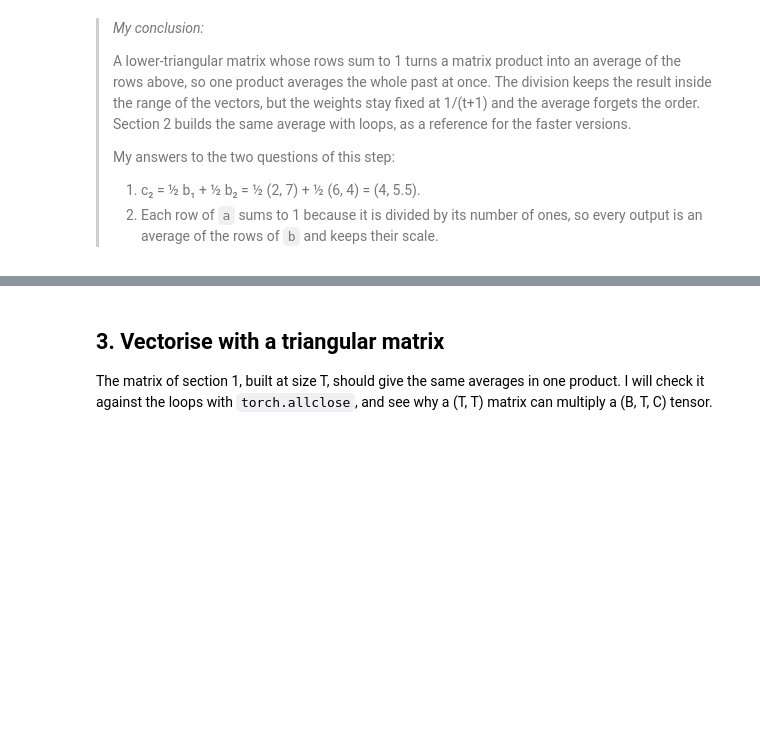
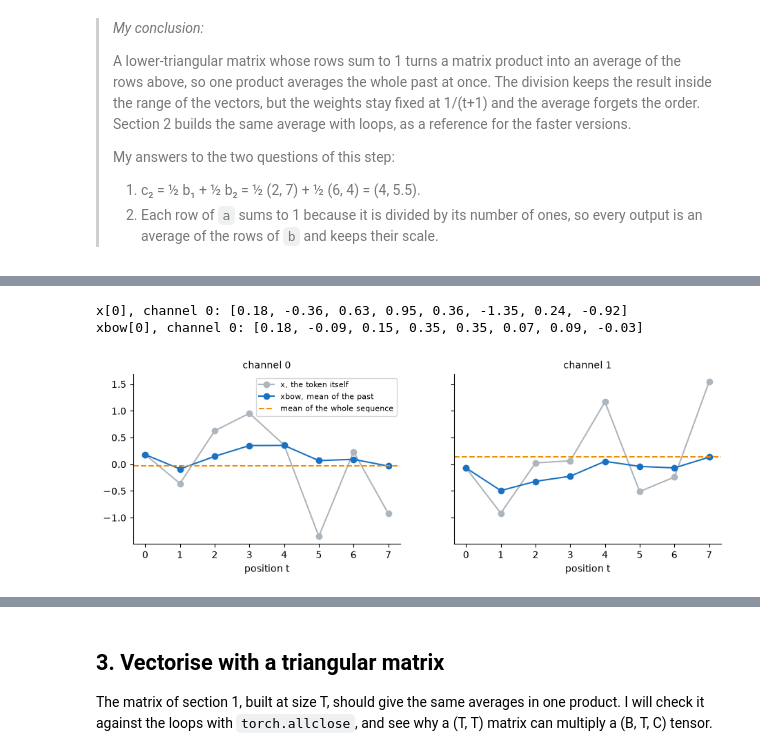
Before and after one commit to mcrayssac/ING3_IAA_GB_NLP, a Jupyter notebook: TP2_transformers.ipynb, the cells around one changed output, grey strips where cells are left out. Drawn from its saved outputs; the diff is of its cells as text; code cells hidden in the pictures; blank space fills up the shorter version.

```diff
--- a/TP2_transformers.ipynb
+++ b/TP2_transformers.ipynb
@@ -235,0 +241,15 @@ I will compute, with two loops over the batch and the time, the mean of all the
+# %%
+# The causal mean with two loops: for each sequence b and position t, the mean of x[b, :t+1].
+torch.manual_seed(1337)
+B, T, C = 4, 8, 2
+x = torch.randn(B, T, C)
+
+xbow = torch.zeros((B, T, C))
+for b in range(B):
+    for t in range(T):
+        xprev = x[b, :t + 1]  # (t+1, C)
+        xbow[b, t] = torch.mean(xprev, dim=0)
+
+print(f'x: {tuple(x.shape)}, xbow: {tuple(xbow.shape)}')
+for t in (0, 3, 7):
+    print(f'xprev for t = {t}: {tuple(x[0, :t + 1].shape)}')
@@ -235,0 +314,21 @@ I will compute, with two loops over the batch and the time, the mean of all the
+# %%
+# What does the running mean look like? Both channels of the first sequence, x against xbow.
+print(f'x[0], channel 0: {[round(v, 2) for v in x[0, :, 0].tolist()]}')
+print(f'xbow[0], channel 0: {[round(v, 2) for v in xbow[0, :, 0].tolist()]}')
+
+fig, axes = plt.subplots(1, 2, figsize=(11, 3.2), sharey=True)
+for channel, ax in enumerate(axes):
+    ax.plot(range(T), x[0, :, channel], marker='o', color='#adb5bd', label='x, the token itself')
+    ax.plot(range(T), xbow[0, :, channel], marker='o', color='#1971c2',
+            label='xbow, mean of the past')
+    ax.axhline(x[0, :, channel].mean(), color='#f08c00', linestyle='--',
+               label='mean of the whole sequence')
+    ax.set_xlabel('position t')
+    ax.set_title(f'channel {channel}', fontsize=10)
+    ax.spines[['top', 'right']].set_visible(False)
+axes[0].legend(fontsize=8)
+plt.show()
+# %% [output]
+x[0], channel 0: [0.18, -0.36, 0.63, 0.95, 0.36, -1.35, 0.24, -0.92]
+xbow[0], channel 0: [0.18, -0.09, 0.15, 0.35, 0.35, 0.07, 0.09, -0.03]
+[figure, added]
```
Also changed, not shown: parts of 13 cells of this notebook, 4 other files.
